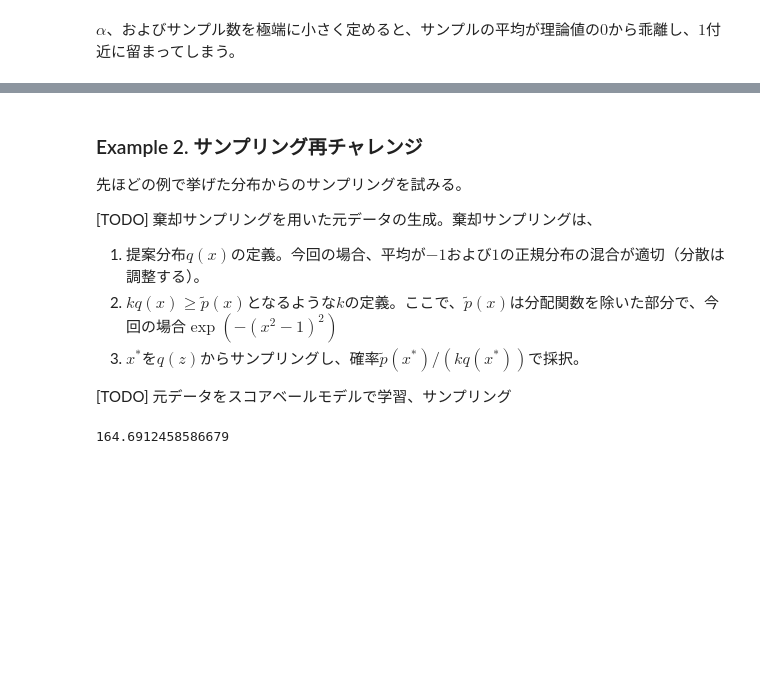
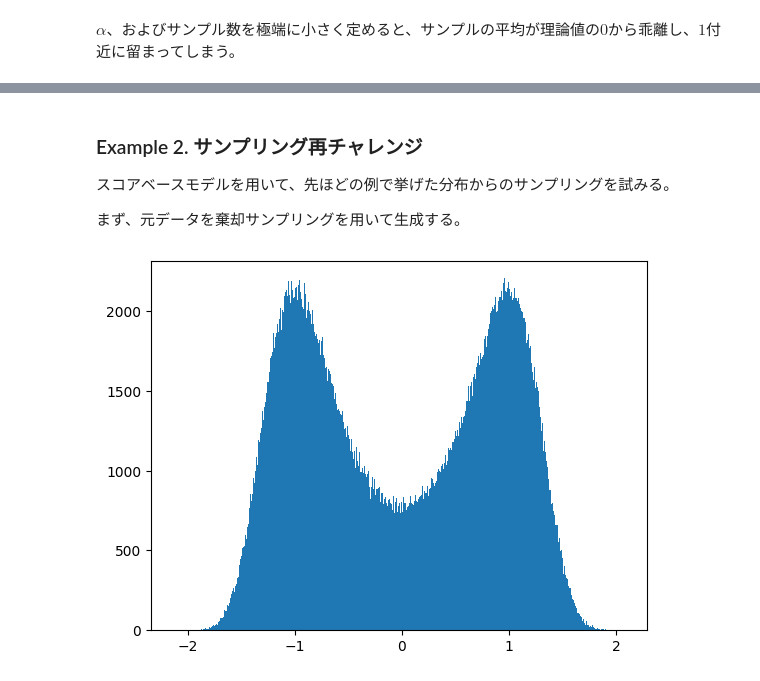
Before and after one commit to NaoyukiKita/Diffusion, a Jupyter notebook: 4-ScoreBasedModel.ipynb, the cells around one changed output, grey strips where cells are left out. Drawn from its saved outputs; the diff is of its cells as text; code cells hidden in the pictures; blank space fills up the shorter version.

```diff
--- a/4-ScoreBasedModel.ipynb
+++ b/4-ScoreBasedModel.ipynb
@@ -33,6 +35,10 @@ $$
 # %%
+def objectiveDistribution(x):
+    return math.exp(- (x**2 - 1)**2)
+
 X = [i/100 for i in range(-150, 150)]
-plt.plot(X, [math.exp(- (x**2 - 1)**2) for x in X])
+objective = [objectiveDistribution(x) for x in X]
+plt.plot(X, objective)
 plt.show()
 # %% [output]
 [figure]
@@ -82,18 +98,28 @@ $\sigma_t$が非常に大きい場合、$\tilde{x}$中の$x$の影響が無視
 # %% [markdown]
 ### Example 2. サンプリング再チャレンジ
 
-先ほどの例で挙げた分布からのサンプリングを試みる。
+スコアベースモデルを用いて、先ほどの例で挙げた分布からのサンプリングを試みる。
 
-[TODO] 棄却サンプリングを用いた元データの生成。棄却サンプリングは、
-1. 提案分布$q(x)$の定義。今回の場合、平均が$-1$および$1$の正規分布の混合が適切（分散は調整する）。
-2. $kq(x) \geq \tilde{p}(x)$となるような$k$の定義。ここで、$\tilde{p}(x)$は分配関数を除いた部分で、今回の場合$\exp{\left( - {(x^2-1)}^2 \right)}$
-3. $x^*$を$q(z)$からサンプリングし、確率$\tilde{p}(x^*) / (kq(x^*))$で採択。
-
-[TODO] 元データをスコアベールモデルで学習、サンプリング
+まず、元データを棄却サンプリングを用いて生成する。
 # %%
-sigmas = [0.01]
-for i in range(199):
-    sigmas.append(sigmas[-1] * 1.05)
-print(sigmas[-1])
+scale = 0.55
+k = 2.8
+
+def rejectionSampling(size, scale, k):
+    def proposedDistribution(x, scale):
+        return (1 / math.sqrt(2 * math.pi * scale**2)) * (math.exp(-((x-1)**2)/(2*scale**2)) + math.exp(-((x+1)**2)/(2*scale**2))) / 2
+    def sampleFromProposedDistribution(scale):
+        return random.gauss(-1 if random.random() < 0.5 else 1, scale)
+
+    sample = list()
+    while len(sample) < size:
+        x = sampleFromProposedDistribution(scale)
+        if random.random() < objectiveDistribution(x) / (k * proposedDistribution(x, scale)):
+            sample.append(x)
+    return sample
+
+sample = rejectionSampling(1000000, scale, k)
+plt.hist(sample, bins=1000)
+plt.show()
 # %% [output]
-164.6912458586679
+[figure, added]
```
Also changed, not shown: parts of 4 cells of this notebook.
